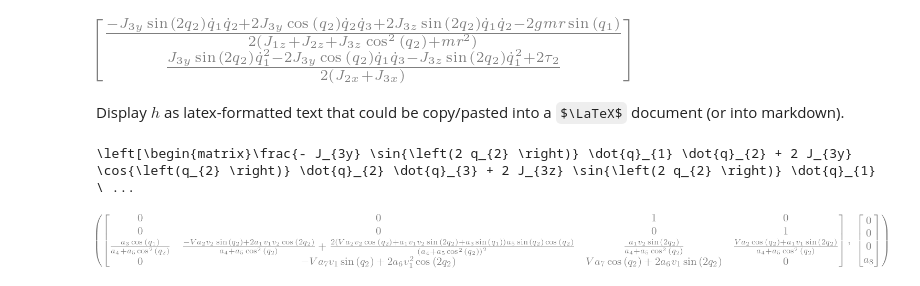
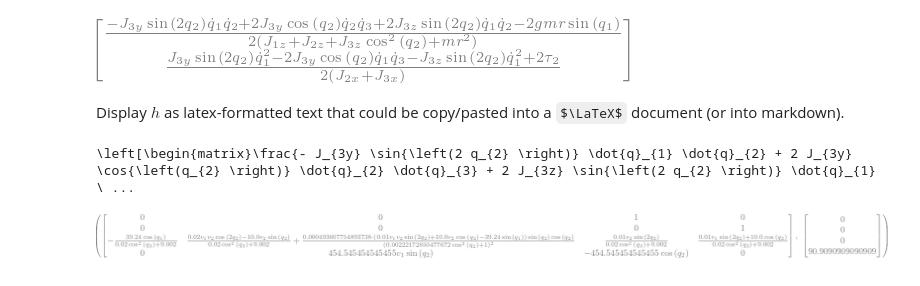
Before and after one commit to lucassmerica/ae353_DP1, a Jupyter notebook: DeriveEOM-Lucas.ipynb, the cells around one changed output. Saved outputs shown, nothing was run; the diff lists cells and outputs as text; code cells hidden in the pictures; some formulas as TeX source.

```diff
--- a/DeriveEOM-Lucas.ipynb
+++ b/DeriveEOM-Lucas.ipynb
@@ -119,21 +119,28 @@ Display $h$ as latex-formatted text that could be copy/pasted into a $\LaTeX$ do
 print(f'{mechanics.mlatex(h)}')
 # %% [output]
 \left[\begin{matrix}\frac{- J_{3y} \sin{\left(2 q_{2} \right)} \dot{q}_{1} \dot{q}_{2} + 2 J_{3y} \cos{\left(q_{2} \right)} \dot{q}_{2} \dot{q}_{3} + 2 J_{3z} \sin{\left(2 q_{2} \right)} \dot{q}_{1} \ ...
-# %%
-q1, q2, v1, v2, T = mechanics.dynamicsymbols('q1, q2, v1, v2, T')
-a1, a2, a3, a4, a5, a6, a7, a8, V = mechanics.dynamicsymbols('a1, a2, a3, a4, a5, a6, a7, a8, V')
-
-m = sym.Matrix([q1, q2, v1 ,v2])
-n = sym.Matrix([T])
-m_dot = sym.Matrix([
-    v1,
-    v2,
-    (a1*sym.sin(2*q2)*v1*v2 + a2*sym.cos(q2)*v2*V + a3*sym.sin(q1))/(a4 + a5*sym.cos(q2)*sym.cos(q2)),
-    a6*sym.sin(2*q2)*v1*v1 + a7*sym.cos(q2)*v1*V + a8*T
-])
-
-A = m_dot.jacobian(m)
-B = m_dot.jacobian(n)
-A, B
-# %% [output]
-[figure, removed]
+# %%
+q1, q2, v1, v2, T = mechanics.dynamicsymbols('q1, q2, v1, v2, T')
+V, J_1z, J_2x, J_2z, J_3x, J_3y, J_3z, m, r, g = 500, .5, .001, .001, .01, .01, .01, 1, 2, 9.81
+a1 = -J_3y + 2*J_3z
+a2 = 2*J_3y
+a3 = -2*g*m*r
+a4 = 2*J_1z + 2*J_2z + 2*m*r*r
+a5 = 2*J_3z
+a6 = (J_3y - J_3z)/(2*(J_2x + J_3x))
+a7 = -1*J_3y / (J_2x + J_3x)
+a8 = 1/(J_2x + J_3x)
+
+m = sym.Matrix([q1, q2, v1 ,v2])
+n = sym.Matrix([T])
+m_dot = sym.Matrix([
+    v1,
+    v2,
+    (a1*sym.sin(2*q2)*v1*v2 + a2*sym.cos(q2)*v2*V + a3*sym.sin(q1))/(a4 + a5*sym.cos(q2)*sym.cos(q2)),
+    a6*sym.sin(2*q2)*v1*v1 + a7*sym.cos(q2)*v1*V + a8*T
+])
+
+A_raw = m_dot.jacobian(m) #raw meaning that the equilibrium points have not been subbed in
+B_raw = m_dot.jacobian(n)
+# %% [output]
+[figure, added]
```
